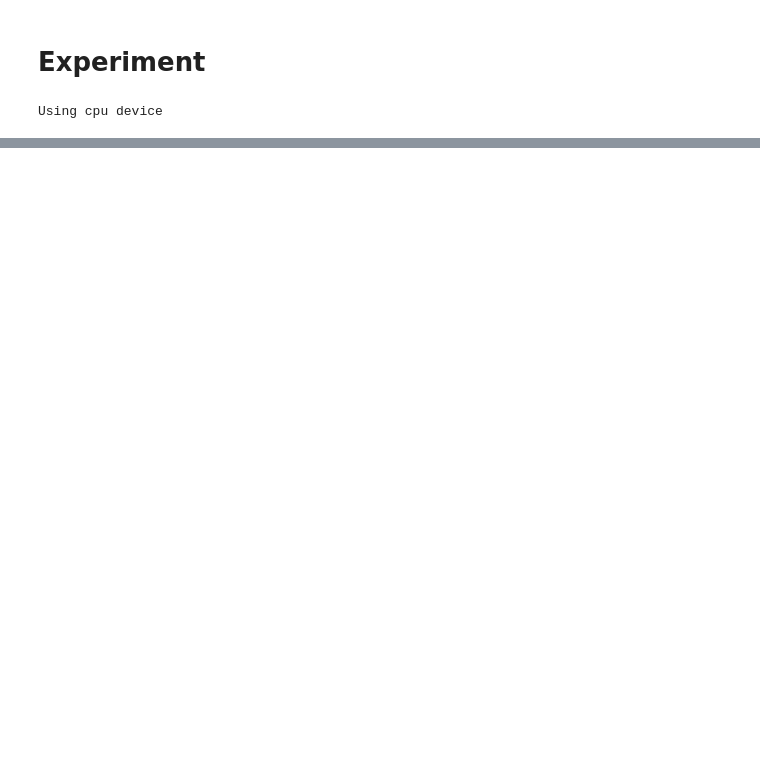
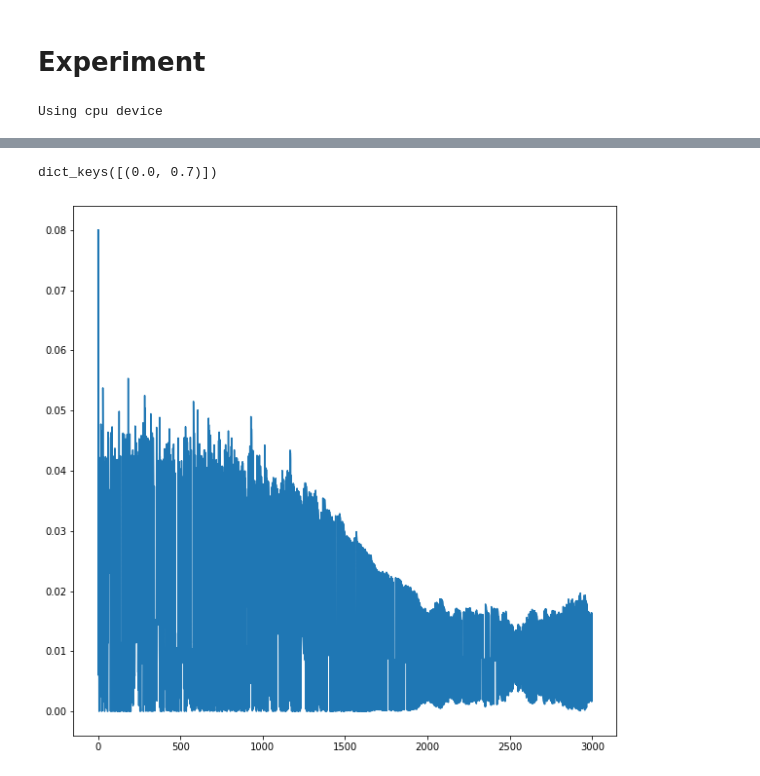
Before and after one commit to edmundlth/phase-transition-in-singular-model-paper, a Jupyter notebook: experiments/pytorch-version.ipynb, the cells around one changed output, grey strips where cells are left out. Cells and saved outputs as stored; diff of their text form; code cells hidden in the pictures; blank space fills up the shorter version.

```diff
--- a/experiments/pytorch-version.ipynb
+++ b/experiments/pytorch-version.ipynb
@@ -23,6 +23,7 @@ class MyDataset(torch.utils.data.Dataset):
         return len(self.X)
 
     def __getitem__(self, index):
+        index = torch.randperm(len(self.X))[index]
         return self.X[index], self.y[index]
 
 
@@ -30,6 +31,17 @@ device = "cuda" if torch.cuda.is_available() else "cpu"
 print(f"Using {device} device")
 
 EXP = 1
+def regression_fn(x, w1, w2):
+    actual = (
+        w2 *
+        torch.tanh((w1 -1) * x) *
+        torch.tanh((w1 + 1)**EXP * x) *
+        torch.tanh((w2 - (w1 + 1)**2) * x)
+    )
+    local_minima_term = 0.5 * torch.sqrt(16 - (w1)**2 - ((w2 - 0.6))**2)
+#     local_minima_term = 0.0 * torch.tanh((w2 - 0.6)**2 + (w1)**2)
+    return actual + local_minima_term
+
 class Model(nn.Module):
     def __init__(self, a=0.5, b=0.5):
         super(Model, self).__init__()
@@ -41,7 +53,22 @@ class Model(nn.Module):
 
 
     def forward(self, x):
+        return regression_fn(x, self.w1, self.w2)
+
+
+class FeedForwardNetwork(nn.Module):
+    def __init__(self, a=0.5, b=0.5):
+        super(FeedForwardNetwork, self).__init__()
+        self.w1 = torch.nn.Parameter(torch.tensor(float(a)))
+        self.w2 = torch.nn.Parameter(torch.tensor(float(b)))
+
+        self.w_history = [(self.w1.item(), self.w2.item())]
+        self.loss_history = []
+
+
+    def forward(self, x):
         return self.w2 * torch.tanh((self.w1 -1) * x) * torch.tanh((self.w1 + 1)**EXP * x) * torch.tanh((self.w2 - (self.w1 + 1)**2) * x)
+
 
 def train(dataloader, model, loss_fn, optimiser):
     size = len(dataloader.dataset)
@@ -181,0 +190,9 @@ plt.plot(model.loss_history)
+# %%
+fig, ax = plt.subplots(1,1, figsize=(10, 10))
+print(model_rec.keys())
+for key, model in model_rec.items():
+    ax.plot(np.clip(model.loss_history[1:], 0, 0.08))
+# ax.plot(model_rec[(-0.1, -0.9)].loss_history[10:])
+# %% [output]
+dict_keys([(0.0, 0.7)])
+[figure, added]
```
Also changed, not shown: parts of 5 cells of this notebook.
